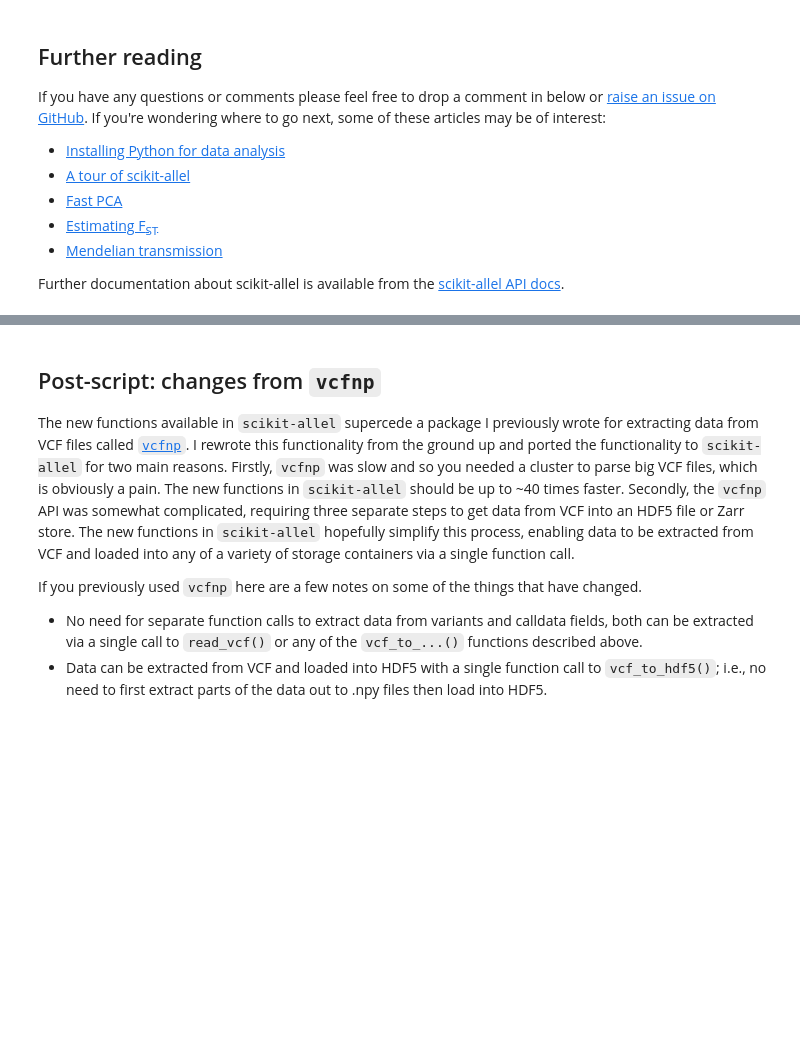
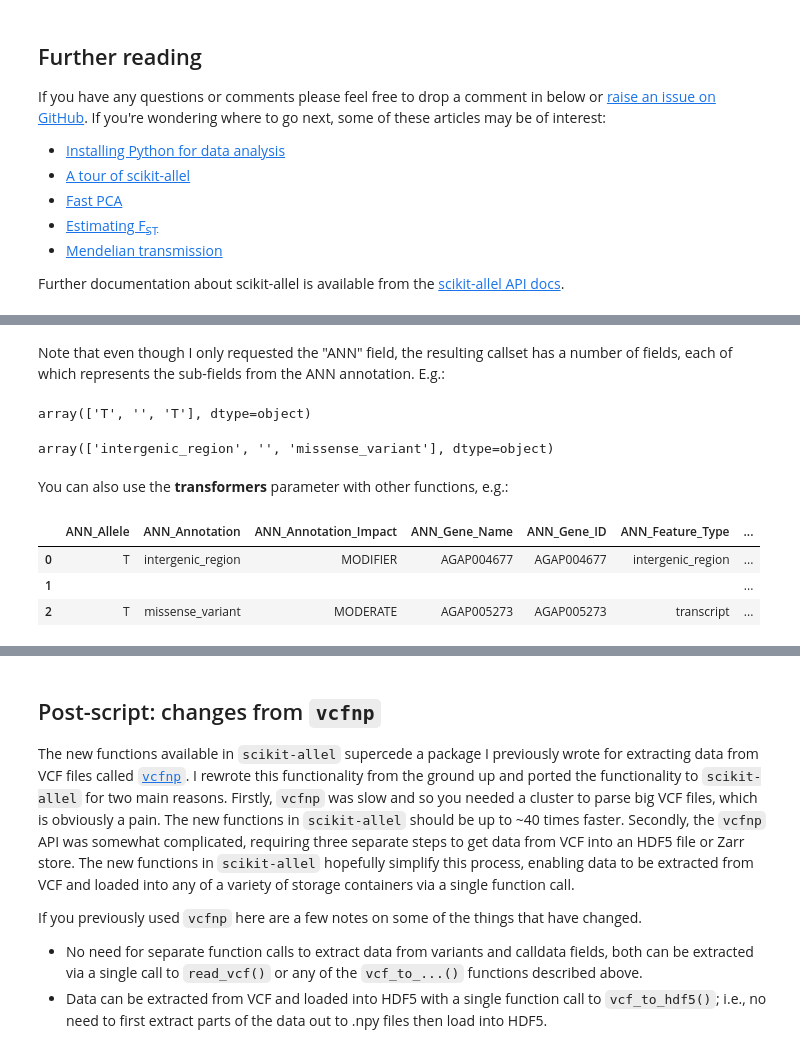
Before and after one commit to alimanfoo/alimanfoo.github.io, a Jupyter notebook: _posts/2017-06-14-read-vcf.ipynb, the cells around one changed output, grey strips where cells are left out. Drawn from its saved outputs; the diff is of its cells as text; code cells hidden in the pictures; blank space fills up the shorter version.

```diff
--- a/_posts/2017-06-14-read-vcf.ipynb
+++ b/_posts/2017-06-14-read-vcf.ipynb
@@ -971,0 +1128,20 @@ Further documentation about scikit-allel is available from the [scikit-allel API
+# %% [markdown]
+Note that even though I only requested the "ANN" field, the resulting callset has a number of fields, each of which represents the sub-fields from the ANN annotation. E.g.:
+# %%
+callset['variants/ANN_Allele']
+# %% [output]
+array(['T', '', 'T'], dtype=object)
+# %%
+callset['variants/ANN_Annotation']
+# %% [output]
+array(['intergenic_region', '', 'missense_variant'], dtype=object)
+# %% [markdown]
+You can also use the **transformers** parameter with other functions, e.g.:
+# %%
+df = allel.vcf_to_dataframe('example_snpeff.vcf', fields='ANN', transformers=allel.ANNTransformer())
+df
+# %% [output]
+|  | ANN_Allele | ANN_Annotation | ANN_Annotation_Impact | ANN_Gene_Name | ANN_Gene_ID | ANN_Feature_Type | ... |
+| 0 | T | intergenic_region | MODIFIER | AGAP004677 | AGAP004677 | intergenic_region | ... |
+| 1 |  |  |  |  |  |  | ... |
+| 2 | T | missense_variant | MODERATE | AGAP005273 | AGAP005273 | transcript | ... |
```
Also changed, not shown: parts of 45 cells of this notebook, 4 other files.
